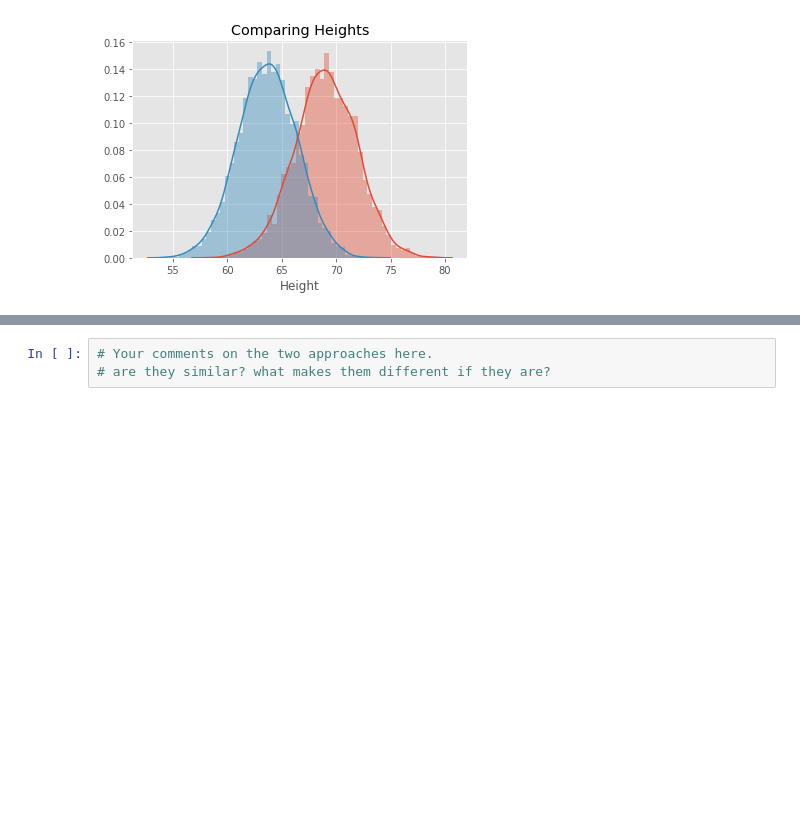
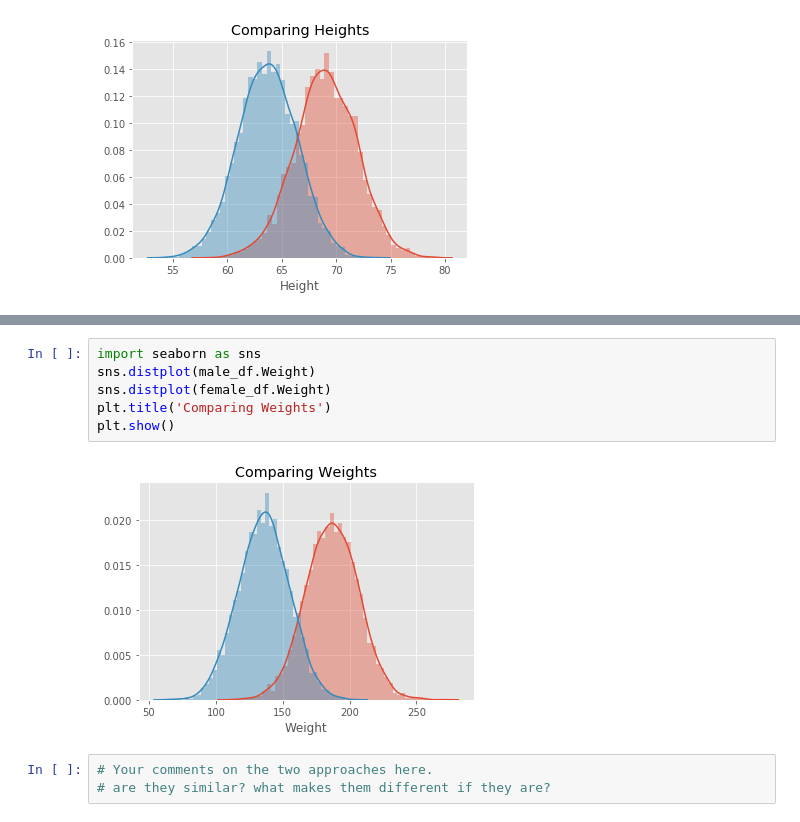
Before and after one commit to MaiaNgo/probability-density-functions-lab-atlanta-ds-062419, a Jupyter notebook: index.ipynb, the cells around one changed output, grey strips where cells are left out. Cells and saved outputs as stored; diff of their text form; blank space fills up the shorter version.

```diff
--- a/index.ipynb
+++ b/index.ipynb
@@ -198,3 +194,11 @@ plt.show()
+# %%
+import seaborn as sns
+sns.distplot(male_df.Weight)
+sns.distplot(female_df.Weight)
+plt.title('Comparing Weights')
+plt.show()
+# %% [output]
+[figure, added]
 # %%
 # Your comments on the two approaches here.
 # are they similar? what makes them different if they are?
```
Also changed, not shown: parts of 1 cell of this notebook.
